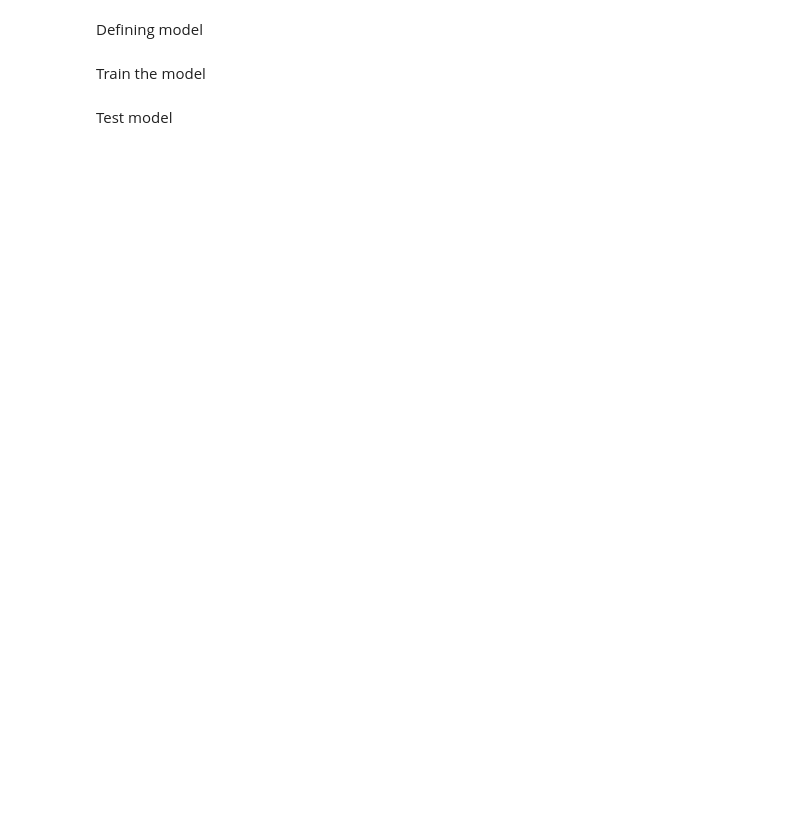
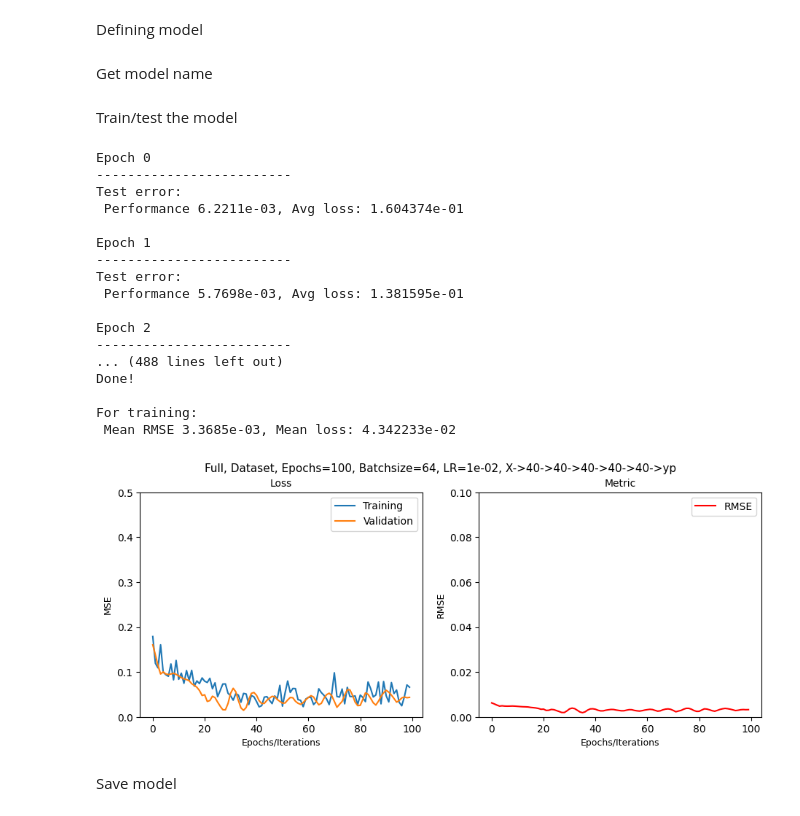
Before and after one commit to lsants/DeepOperatorML, a Jupyter notebook: src/integral_interpolator.ipynb, the cells around one changed output. Saved outputs shown, nothing was run; the diff lists cells and outputs as text; code cells hidden in the pictures; blank space fills up the shorter version.

```diff
--- a/src/integral_interpolator.ipynb
+++ b/src/integral_interpolator.ipynb
@@ -38 +39,7 @@ The autoreload extension is already loaded. To reload it, use:
+# %%
+batch_size = 64
+lr = 0.01
+epochs = 100
+n_sample = 100000
+full_data = True
 # %% [markdown]
@@ -40,8 +47,13 @@ Get dataset
 # %%
 poly_data = np.load(data) # Load polynomials numpy array
-poly_data = poly_data[:10000]
+poly_data = poly_data.astype(np.float64)
+if not full_data:
+    poly_data = poly_data[:n_sample]
 poly_data = poly_data[:, :-1], poly_data[:, -1]
-transformed_dataset = gen_poly.PolyDataset(poly_data, transform=gen_poly.ToTensor())
+data_size = len(poly_data[0]) if not full_data else None
+transformed_dataset = PolyDataset(poly_data, transform=ToTensor())
 X, y = transformed_dataset.data
 print(X.shape, y.shape)
+
+training_data, test_data = gc.split_dataset(transformed_dataset, seed=42)
 # %% [output]
@@ -51,2 +60,0 @@ Split dataset
-# %%
-training_data, test_data = data_split.split_dataset(transformed_dataset, seed=42)
@@ -138,4 +126,11 @@ lr = 0.01
 loss_fn = nn.MSELoss()
 optimizer = torch.optim.Adam(model.parameters(), lr=lr)
+# %% [markdown]
+Get model name
+# %%
+if full_data:
+    data_size = None
+model_name = gc.get_model_name(nodes_config, batch_size, lr, epochs, data_size)
+plot_path = os.path.join(path_to_images, model_name)
 # %% [markdown]
-Train the model
+Train/test the model
@@ -162,2 +137,40 @@ def train(dataloader, model, loss_fn, optimizer):
+# %%
+tl = []
+vl = []
+acc = []
+for t in tqdm(range(epochs)):
+    train_loss = mt.train(train_dataloader, model, loss_fn, optimizer)
+    test_loss, metric = mt.test(train_dataloader, model, loss_fn)
+    tl.append(train_loss)
+    vl.append(test_loss)
+    acc.append(metric)
+    if t % 1 == 0:
+        print(f"Epoch {t}\n-------------------------")
+        print(f"Test error: \n Performance {(metric):>0.4e}, Avg loss: {test_loss:>8e} \n")
+print("Done!\n")
+
+plots = gc.plot_performance(train_loss=tl, test_loss=vl, accuracy=acc, model_name=model_name)
+# plt.savefig(f"{plot_path}.png")
+print(f"For training: \n Mean RMSE {(np.array(acc).mean()):>0.4e}, Mean loss: {np.array(test_loss).mean():>8e} \n")
+plt.show()
+# %% [output]
+Epoch 0
+-------------------------
+Test error:
+ Performance 6.2211e-03, Avg loss: 1.604374e-01
+
+Epoch 1
+-------------------------
+Test error:
+ Performance 5.7698e-03, Avg loss: 1.381595e-01
+
+Epoch 2
+-------------------------
+... (488 lines left out)
+Done!
+
+For training:
+ Mean RMSE 3.3685e-03, Mean loss: 4.342233e-02
+[figure, added]
 # %% [markdown]
-Test model
+Save model
```
Also changed, not shown: parts of 21 cells of this notebook, 4 other files.
